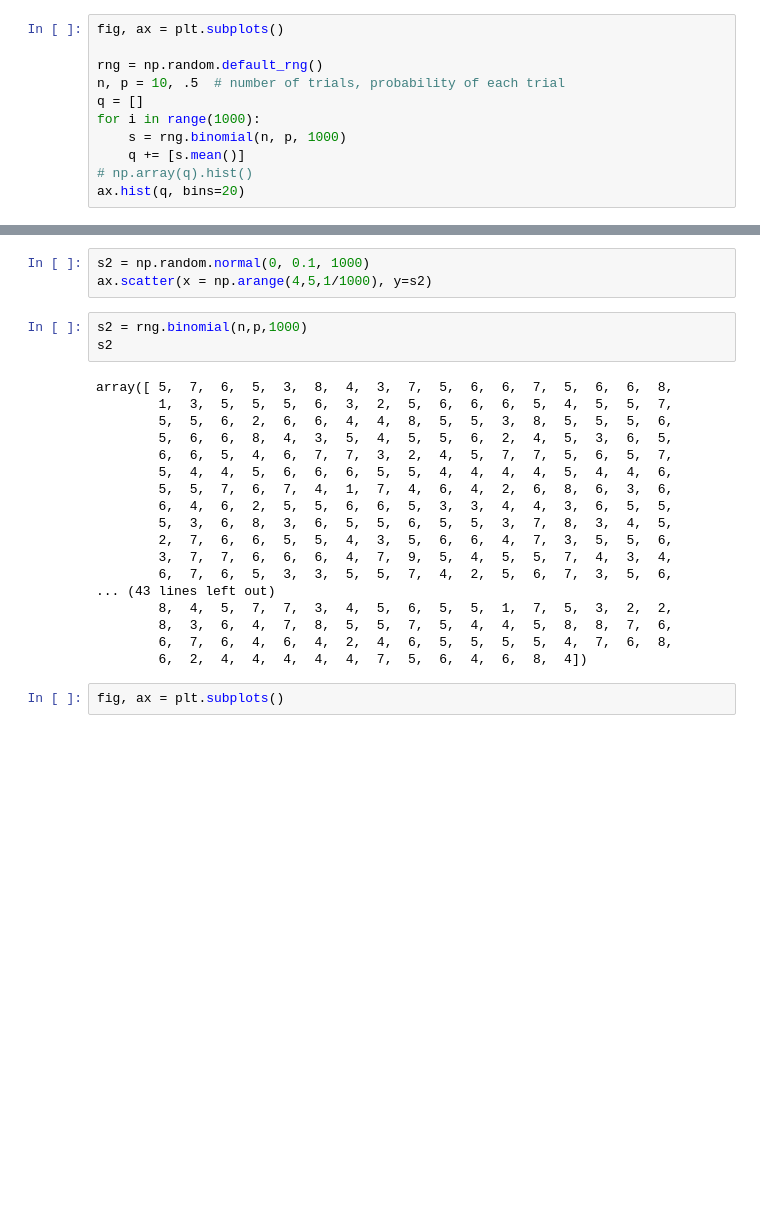
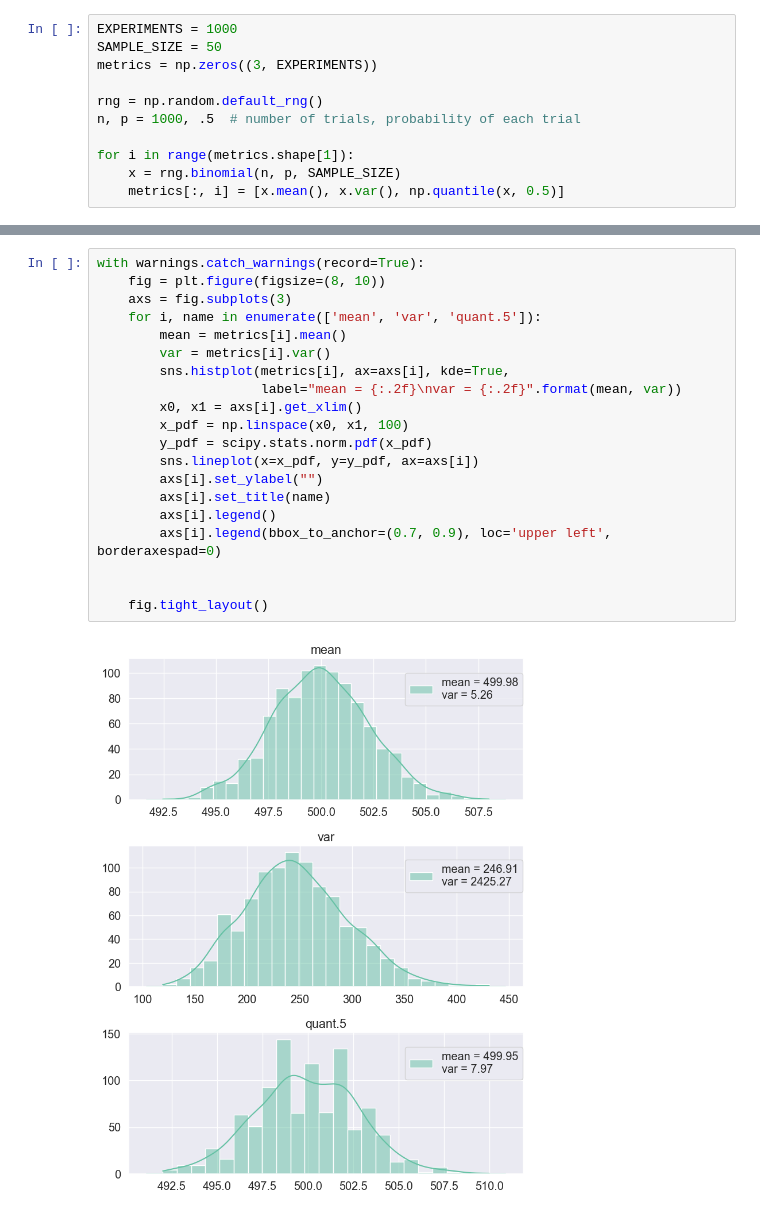
Before and after one commit to prawwtocol/lab1, a Jupyter notebook: task1.ipynb, the cells around one changed output, grey strips where cells are left out. Drawn from its saved outputs; the diff is of its cells as text; blank space fills up the shorter version.

```diff
--- a/task1.ipynb
+++ b/task1.ipynb
@@ -7,13 +9,13 @@ import matplotlib.pyplot as plt
 import seaborn as sns
 sns.set(palette='Set2', font_scale=1.3)
 # %%
-fig, ax = plt.subplots()
+EXPERIMENTS = 1000
+SAMPLE_SIZE = 50
+metrics = np.zeros((3, EXPERIMENTS))
 
 rng = np.random.default_rng()
-n, p = 10, .5  # number of trials, probability of each trial
-q = []
-for i in range(1000):
-    s = rng.binomial(n, p, 1000)
-    q += [s.mean()]
-# np.array(q).hist()
-ax.hist(q, bins=20)
+n, p = 1000, .5  # number of trials, probability of each trial
+
+for i in range(metrics.shape[1]):
+    x = rng.binomial(n, p, SAMPLE_SIZE)
+    metrics[:, i] = [x.mean(), x.var(), np.quantile(x, 0.5)]
@@ -28,26 +22,22 @@ ax.hist(q, bins=20)
-# %%
-s2 = np.random.normal(0, 0.1, 1000)
-ax.scatter(x = np.arange(4,5,1/1000), y=s2)
-# %%
-s2 = rng.binomial(n,p,1000)
-s2
-# %% [output]
-array([ 5,  7,  6,  5,  3,  8,  4,  3,  7,  5,  6,  6,  7,  5,  6,  6,  8,
-        1,  3,  5,  5,  5,  6,  3,  2,  5,  6,  6,  6,  5,  4,  5,  5,  7,
-        5,  5,  6,  2,  6,  6,  4,  4,  8,  5,  5,  3,  8,  5,  5,  5,  6,
-        5,  6,  6,  8,  4,  3,  5,  4,  5,  5,  6,  2,  4,  5,  3,  6,  5,
-        6,  6,  5,  4,  6,  7,  7,  3,  2,  4,  5,  7,  7,  5,  6,  5,  7,
-        5,  4,  4,  5,  6,  6,  6,  5,  5,  4,  4,  4,  4,  5,  4,  4,  6,
-        5,  5,  7,  6,  7,  4,  1,  7,  4,  6,  4,  2,  6,  8,  6,  3,  6,
-        6,  4,  6,  2,  5,  5,  6,  6,  5,  3,  3,  4,  4,  3,  6,  5,  5,
-        5,  3,  6,  8,  3,  6,  5,  5,  6,  5,  5,  3,  7,  8,  3,  4,  5,
-        2,  7,  6,  6,  5,  5,  4,  3,  5,  6,  6,  4,  7,  3,  5,  5,  6,
-        3,  7,  7,  6,  6,  6,  4,  7,  9,  5,  4,  5,  5,  7,  4,  3,  4,
-        6,  7,  6,  5,  3,  3,  5,  5,  7,  4,  2,  5,  6,  7,  3,  5,  6,
-... (43 lines left out)
-        8,  4,  5,  7,  7,  3,  4,  5,  6,  5,  5,  1,  7,  5,  3,  2,  2,
-        8,  3,  6,  4,  7,  8,  5,  5,  7,  5,  4,  4,  5,  8,  8,  7,  6,
-        6,  7,  6,  4,  6,  4,  2,  4,  6,  5,  5,  5,  5,  4,  7,  6,  8,
-        6,  2,  4,  4,  4,  4,  4,  7,  5,  6,  4,  6,  8,  4])
-# %%
-fig, ax = plt.subplots()
+# %%
+with warnings.catch_warnings(record=True):
+    fig = plt.figure(figsize=(8, 10))
+    axs = fig.subplots(3)
+    for i, name in enumerate(['mean', 'var', 'quant.5']):
+        mean = metrics[i].mean()
+        var = metrics[i].var()
+        sns.histplot(metrics[i], ax=axs[i], kde=True,
+                     label="mean = {:.2f}\nvar = {:.2f}".format(mean, var))
+        x0, x1 = axs[i].get_xlim()
+        x_pdf = np.linspace(x0, x1, 100)
+        y_pdf = scipy.stats.norm.pdf(x_pdf)
+        sns.lineplot(x=x_pdf, y=y_pdf, ax=axs[i])
+        axs[i].set_ylabel("")
+        axs[i].set_title(name)
+        axs[i].legend()
+        axs[i].legend(bbox_to_anchor=(0.7, 0.9), loc='upper left', borderaxespad=0)
+
+
+    fig.tight_layout()
+# %% [output]
+[figure, added]
```
Also changed, not shown: parts of 3 cells of this notebook.
